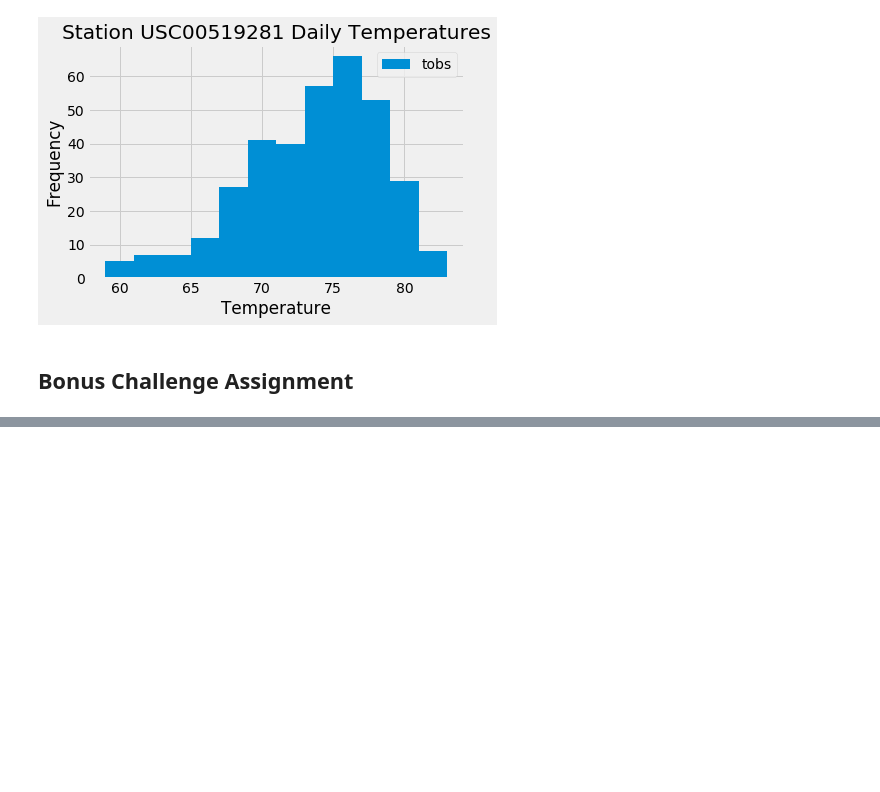
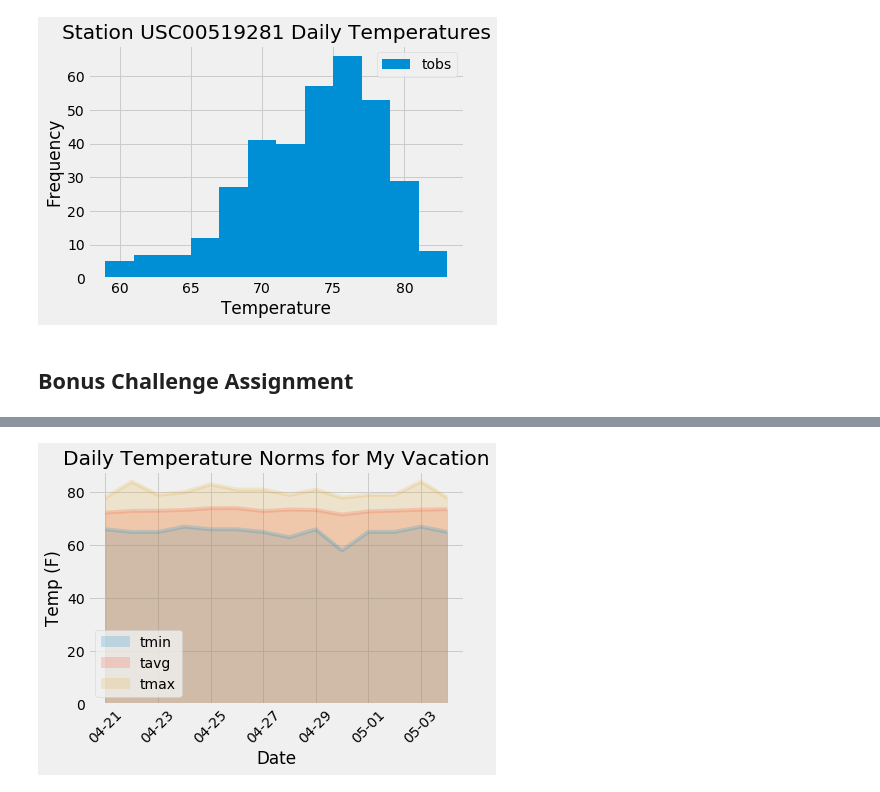
Before and after one commit to MichRisu/sqlalchemy-challenge, a Jupyter notebook: climate_starter.ipynb, the cells around one changed output, grey strips where cells are left out. Drawn from its saved outputs; the diff is of its cells as text; code cells hidden in the pictures; blank space fills up the shorter version.

```diff
--- a/climate_starter.ipynb
+++ b/climate_starter.ipynb
@@ -291,6 +364,7 @@ print(calc_temps('2012-02-28', '2012-03-05'))
 # %%
 # Create a query that will calculate the daily normals
-# (i.e. the averages for tmin, tmax, and tavg for all historic data matching a specific month and day)
+# (i.e. the averages for tmin, tmax, and tavg for all historic data matching
+# a specific month and day)
 
 def daily_normals(date):
     """Daily Normals.
@@ -303,7 +377,9 @@ def daily_normals(date):
 
     """
 
-    sel = [func.min(Measurement.tobs), func.avg(Measurement.tobs), func.max(Measurement.tobs)]
+    sel = [func.min(Measurement.tobs),
+           func.avg(Measurement.tobs),
+           func.max(Measurement.tobs)]
     return session.query(*sel).filter(func.strftime("%m-%d", Measurement.date) == date).all()
 
 daily_normals("01-01")
@@ -310,11 +388,26 @@ daily_normals("01-01")
 # %%
-# calculate the daily normals for your trip
-# push each tuple of calculations into a list called `normals`
+# Calculate the daily normals for your trip
+# Push each tuple of calculations into a list called `normals`
 
 # Set the start and end date of the trip
+start_date = "2016-04-21"
+end_date = "2016-05-04"
 
 # Use the start and end date to create a range of dates
+trip_days = []
 
-# Stip off the year and save a list of %m-%d strings
+d = dt.date(2016, 4, 21)
+
+while d <= dt.date(2016, 5,4):
+    # Strip off the year and save a list of %m-%d strings
+    trip_days.append(dt.datetime.strftime(d, '%m-%d'))
+    d += dt.timedelta(days=1)
+trip_days
 
 # Loop through the list of %m-%d strings and calculate the normals for each date
+
+normals = []
+
+for td in trip_days:
+    normals.append(daily_normals(td)[0])
+normals
@@ -321,2 +429,4 @@ daily_normals("01-01")
 # %%
 # Load the previous query results into a Pandas DataFrame and add the `trip_dates` range as the `date` index
+df_normals = pd.DataFrame(normals, columns=["tmin", "tavg", "tmax"], index=trip_days)
+df_normals
@@ -323,2 +449,8 @@ daily_normals("01-01")
 # %%
 # Plot the daily normals as an area plot with `stacked=False`
+ax4 = df_normals.plot.area(stacked=False, alpha=.2, rot=45)
+ax4.set(xlabel="Date",
+       ylabel="Temp (F)",
+        title="Daily Temperature Norms for My Vacation");
+# %% [output]
+[figure, added]
```
Also changed, not shown: parts of 27 cells of this notebook, 2 other files.
